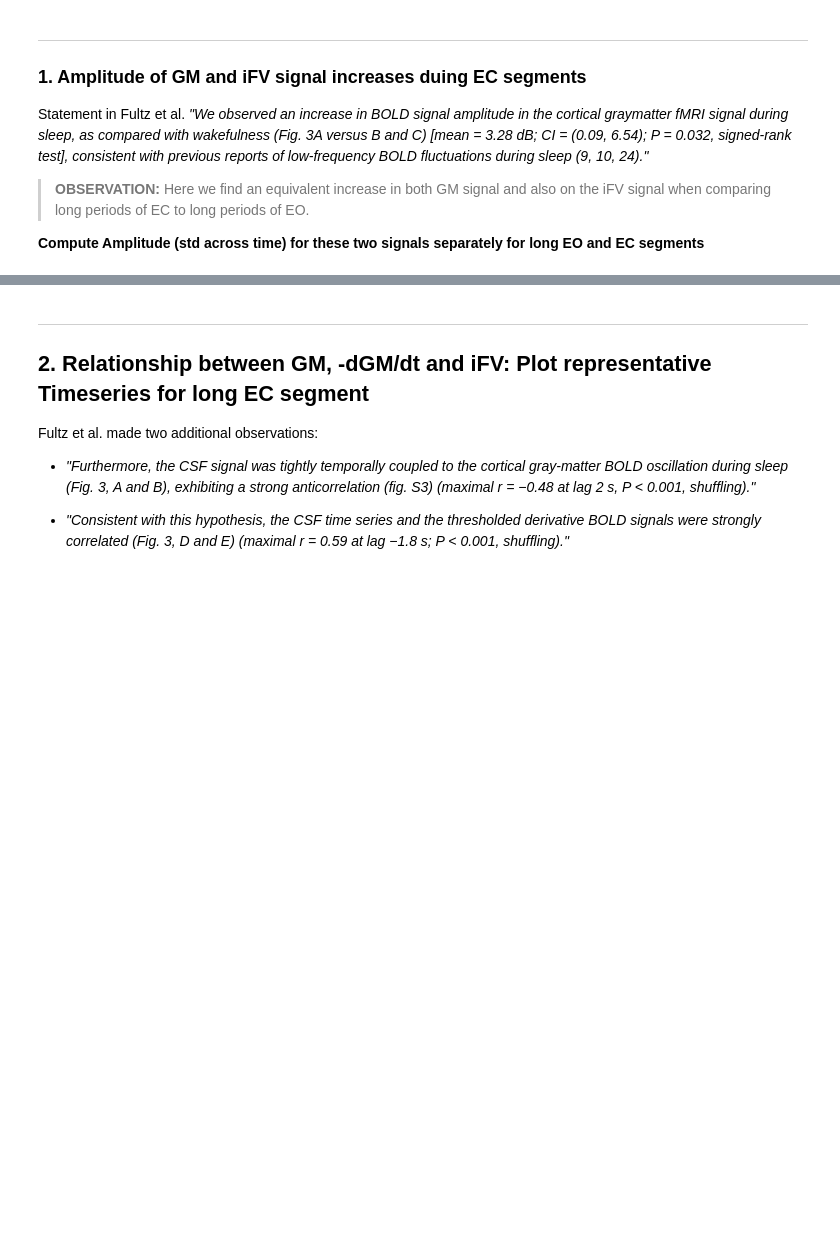
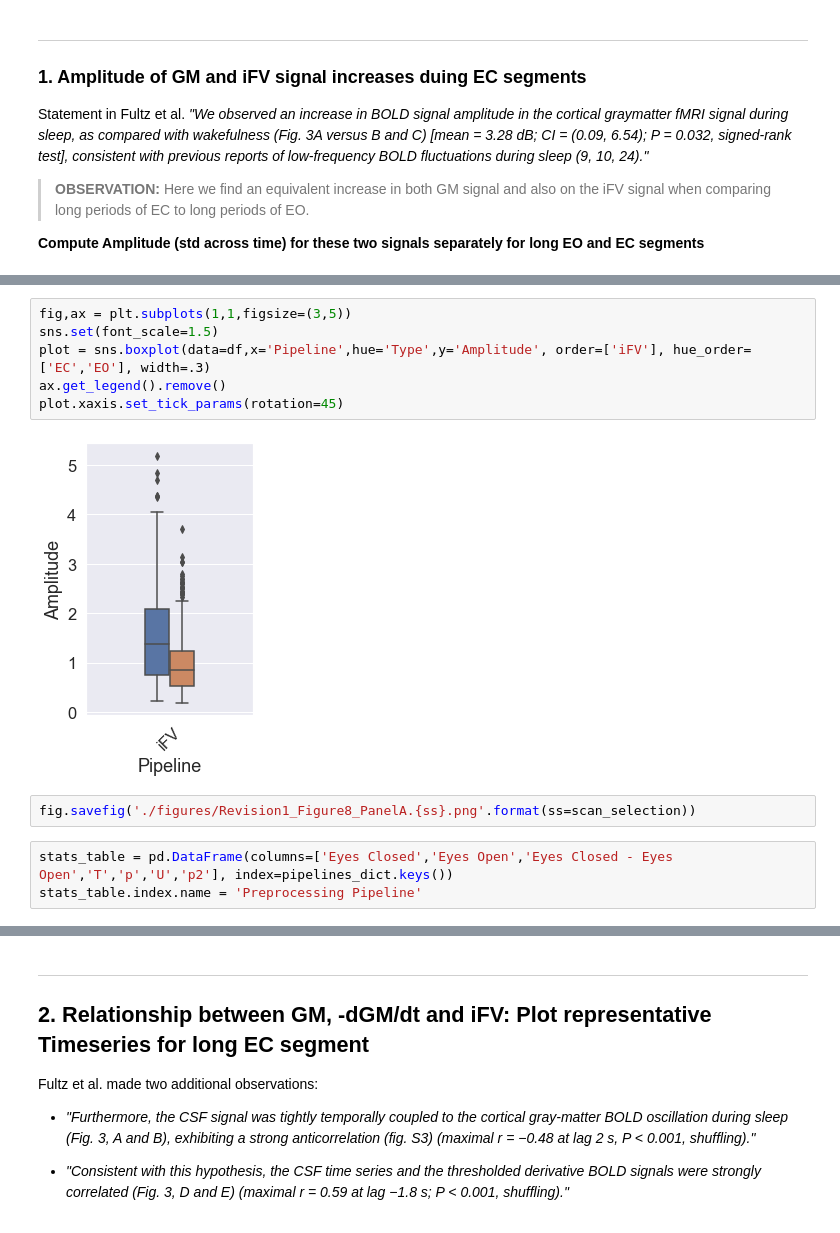
Before and after one commit to nimh-sfim/hcp7t_fv_sleep, a Jupyter notebook: Notebooks/N09_GM_to_iFV_relation.ipynb, the cells around one changed output, grey strips where cells are left out. Cells and saved outputs as stored; diff of their text form; blank space fills up the shorter version.

```diff
--- a/Notebooks/N09_GM_to_iFV_relation.ipynb
+++ b/Notebooks/N09_GM_to_iFV_relation.ipynb
@@ -142,0 +212,13 @@ MWU [iFV]: MannwhitneyuResult(statistic=120441.0, pvalue=2.058510667403327e-17)
+# %%
+fig,ax = plt.subplots(1,1,figsize=(3,5))
+sns.set(font_scale=1.5)
+plot = sns.boxplot(data=df,x='Pipeline',hue='Type',y='Amplitude', order=['iFV'], hue_order=['EC','EO'], width=.3)
+ax.get_legend().remove()
+plot.xaxis.set_tick_params(rotation=45)
+# %% [output]
+[figure, added]
+# %%
+fig.savefig('./figures/Revision1_Figure8_PanelA.{ss}.png'.format(ss=scan_selection))
+# %%
+stats_table = pd.DataFrame(columns=['Eyes Closed','Eyes Open','Eyes Closed - Eyes Open','T','p','U','p2'], index=pipelines_dict.keys())
+stats_table.index.name = 'Preprocessing Pipeline'
```
Also changed, not shown: parts of 66 cells of this notebook, 1 other file.
